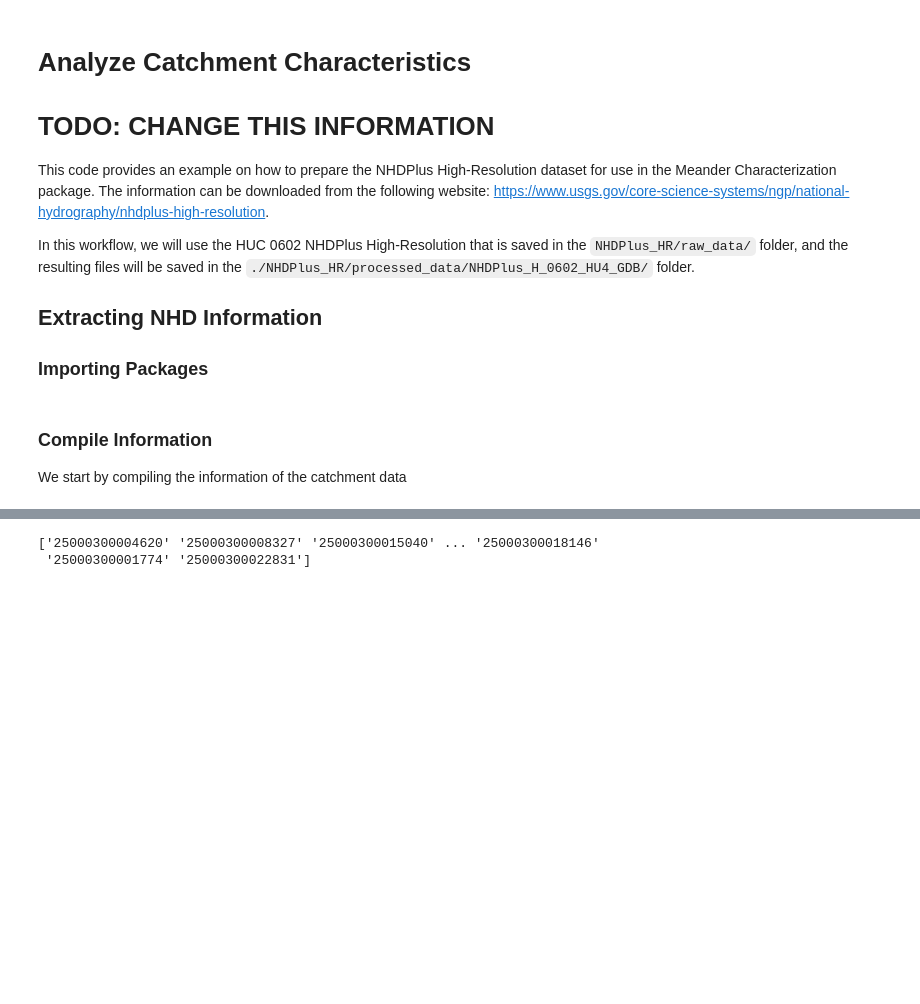
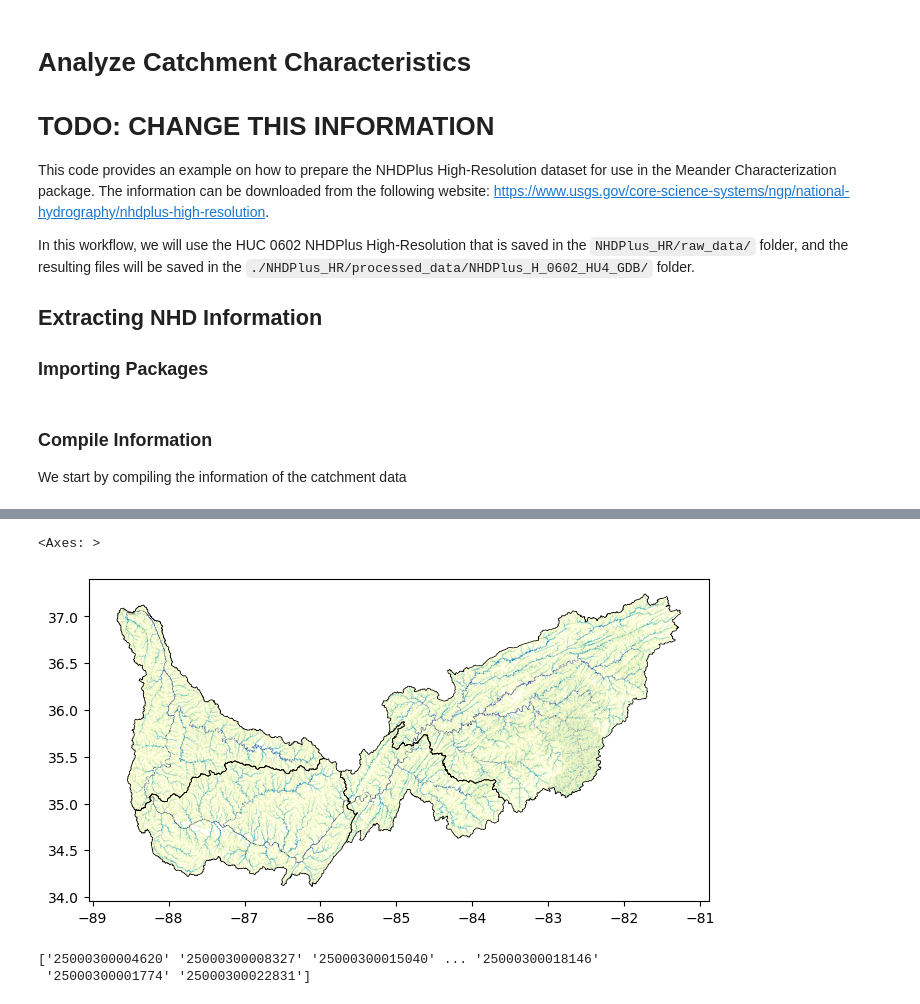
Before and after one commit to gomezvelezlab/WigglyRivers, a Jupyter notebook: examples/workflows/NHDPlus_HR/Analyze_Catchment_Data.ipynb, the cells around one changed output, grey strips where cells are left out. Cells and saved outputs as stored; diff of their text form; code cells hidden in the pictures; blank space fills up the shorter version.

```diff
--- a/examples/workflows/NHDPlus_HR/Analyze_Catchment_Data.ipynb
+++ b/examples/workflows/NHDPlus_HR/Analyze_Catchment_Data.ipynb
@@ -66,0 +102,15 @@ We start by compiling the information of the catchment data
+# %%
+# -----------------------------
+# Load WBD HU4
+# -----------------------------
+for i_h, hid in enumerate(huc_ids):
+    path_nhd = f'./NHDPlus_HR/raw_data/NHDPlus_H_{hid}_HU4_GDB/'
+    shp_file = f'{path_nhd}/NHDPlus_H_{hid}_HU4_GDB.gdb'
+    shapefile = FM.read_gbd(shp_file, layer='WBDHU4')
+    # shapefile_projected = shapefile.to_crs(projection)
+    # wbd_hu4[hid] = shapefile
+    shapefile = shapefile[shapefile['HUC4'] == hid]
+    if i_h == 0:
+        wbd_hu4 = copy.deepcopy(shapefile)
+    else:
+        wbd_hu4 = pd.concat([wbd_hu4, shapefile])
@@ -67,3 +537,13 @@ We start by compiling the information of the catchment data
+# %%
+# Plot shapefile
+plt.close('all')
+f, ax = plt.subplots(1, 1, figsize=(8, 8))
+shapefiles_all.plot(linewidth=0.5, ax=ax,column='StreamOrde', cmap='YlGnBu',
+                    zorder=1)
+wbd_hu4.plot(linewidth=0.5, ax=ax, facecolor='none', edgecolor='black')
+# %% [output]
+<Axes: >
+[figure, added]
 # %%
 # -----------------------------
 # Information
```
Also changed, not shown: parts of 20 cells of this notebook, 3 other files.
